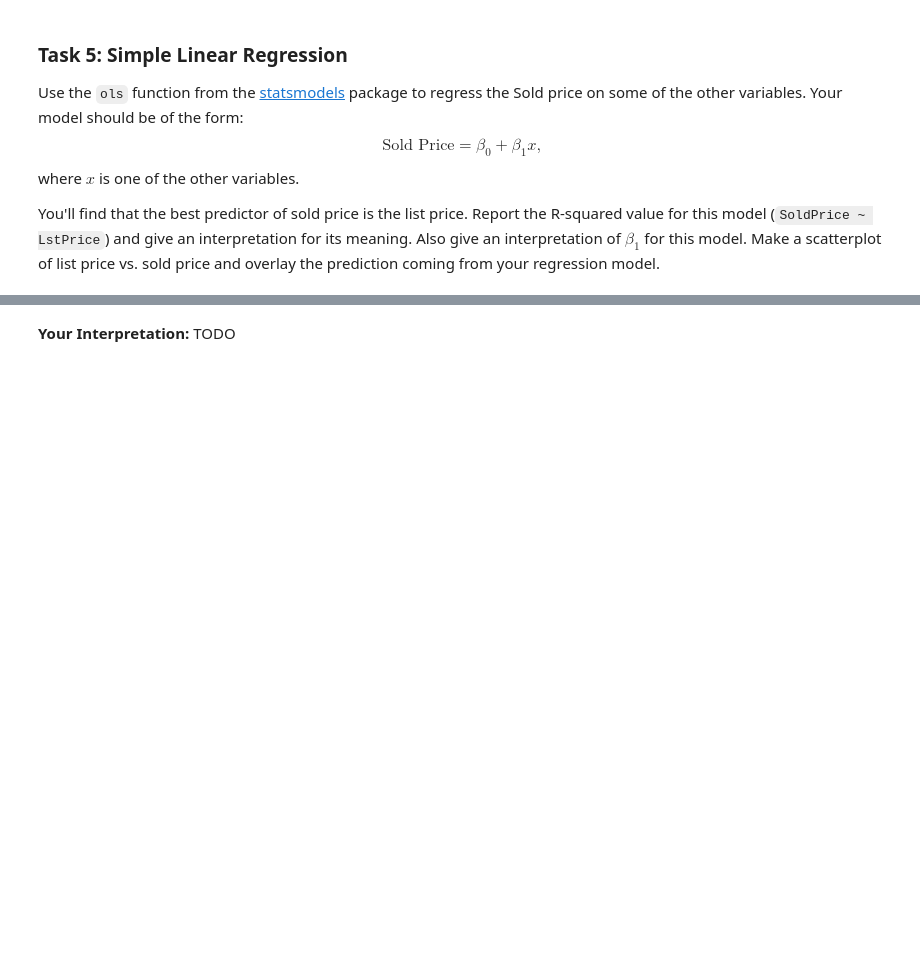
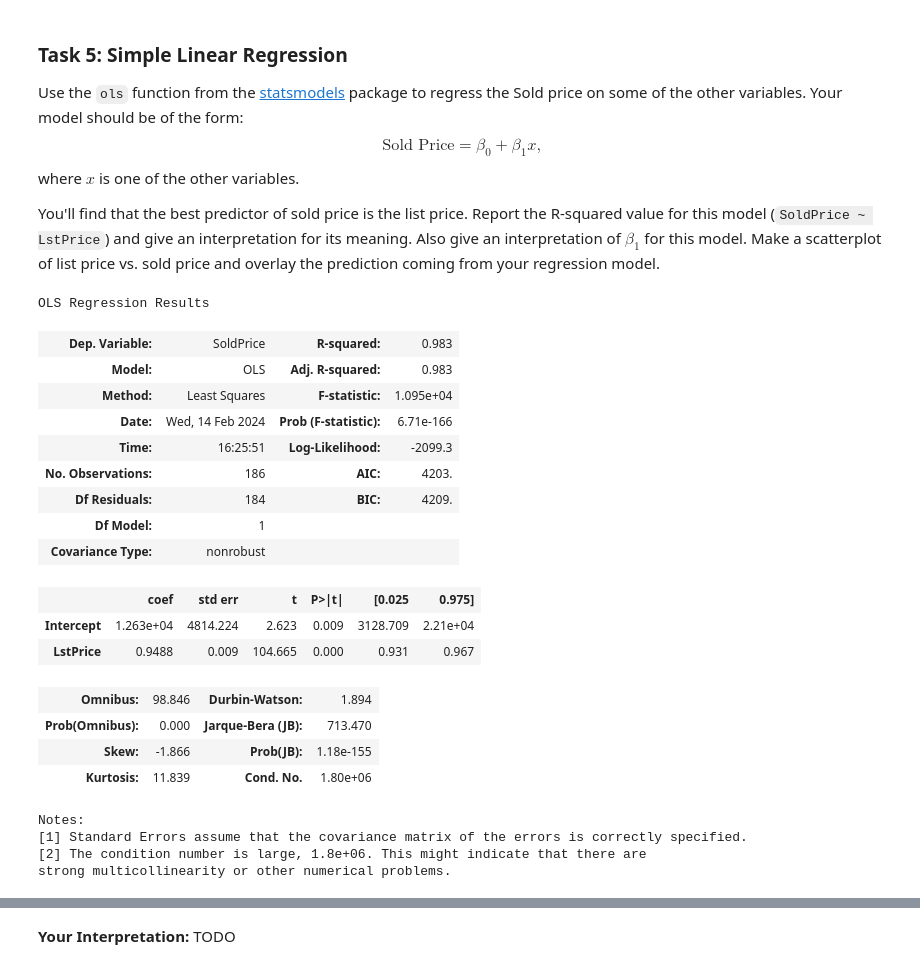
Before and after one commit to logancorrea/Intro-to-Data-Science, a Jupyter notebook: Homework/HW05/HW5.ipynb, the cells around one changed output, grey strips where cells are left out. Cells and saved outputs as stored; diff of their text form; code cells hidden in the pictures; blank space fills up the shorter version.

```diff
--- a/Homework/HW05/HW5.ipynb
+++ b/Homework/HW05/HW5.ipynb
@@ -162,0 +161,25 @@ You'll find that the best predictor of sold price is the list price. Report the
+# %%
+model_ols = sm.ols(formula='SoldPrice ~ LstPrice', data=house_clean).fit()
+model_ols.summary()
+# %% [output]
+OLS Regression Results
+| Dep. Variable: | SoldPrice | R-squared: | 0.983 |
+| Model: | OLS | Adj. R-squared: | 0.983 |
+| Method: | Least Squares | F-statistic: | 1.095e+04 |
+| Date: | Wed, 14 Feb 2024 | Prob (F-statistic): | 6.71e-166 |
+| Time: | 16:25:51 | Log-Likelihood: | -2099.3 |
+| No. Observations: | 186 | AIC: | 4203. |
+| Df Residuals: | 184 | BIC: | 4209. |
+| Df Model: | 1 |  |  |
+| Covariance Type: | nonrobust |  |  |
+|  | coef | std err | t | P>|t| | [0.025 | 0.975] |
+| Intercept | 1.263e+04 | 4814.224 | 2.623 | 0.009 | 3128.709 | 2.21e+04 |
+| LstPrice | 0.9488 | 0.009 | 104.665 | 0.000 | 0.931 | 0.967 |
+| Omnibus: | 98.846 | Durbin-Watson: | 1.894 |
+| Prob(Omnibus): | 0.000 | Jarque-Bera (JB): | 713.470 |
+| Skew: | -1.866 | Prob(JB): | 1.18e-155 |
+| Kurtosis: | 11.839 | Cond. No. | 1.80e+06 |
+Notes:
+[1] Standard Errors assume that the covariance matrix of the errors is correctly specified.
+[2] The condition number is large, 1.8e+06. This might indicate that there are
+strong multicollinearity or other numerical problems.
```
Also changed, not shown: parts of 2 cells of this notebook.
